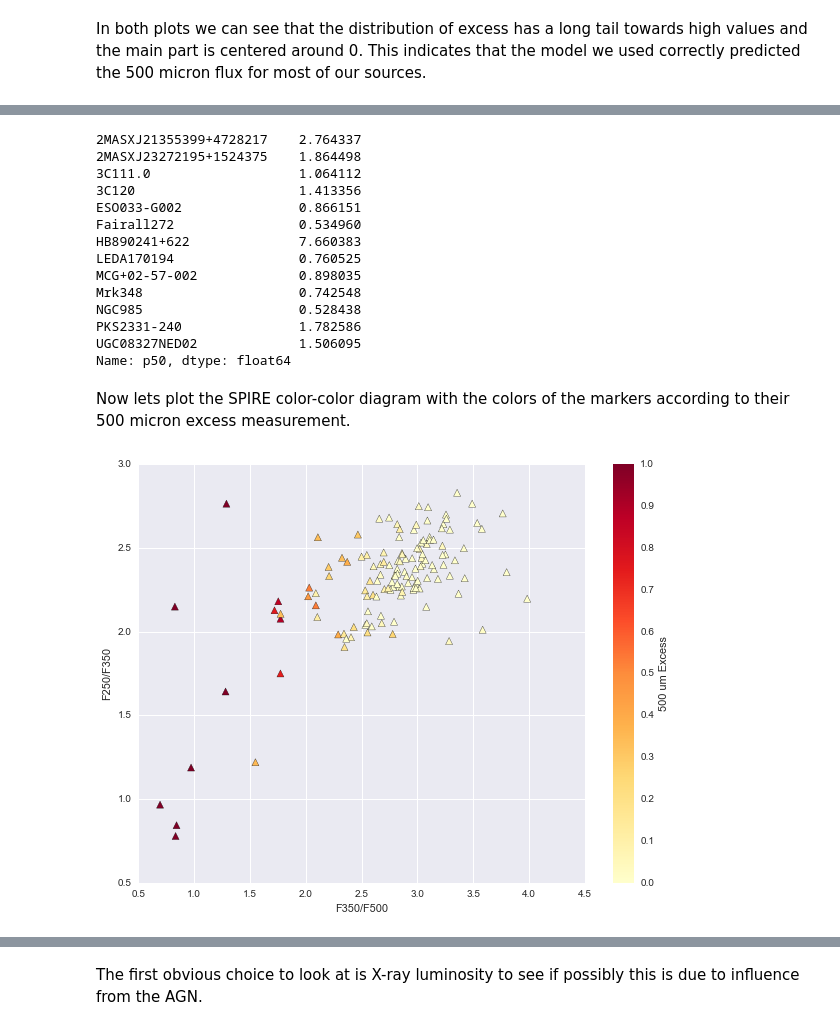
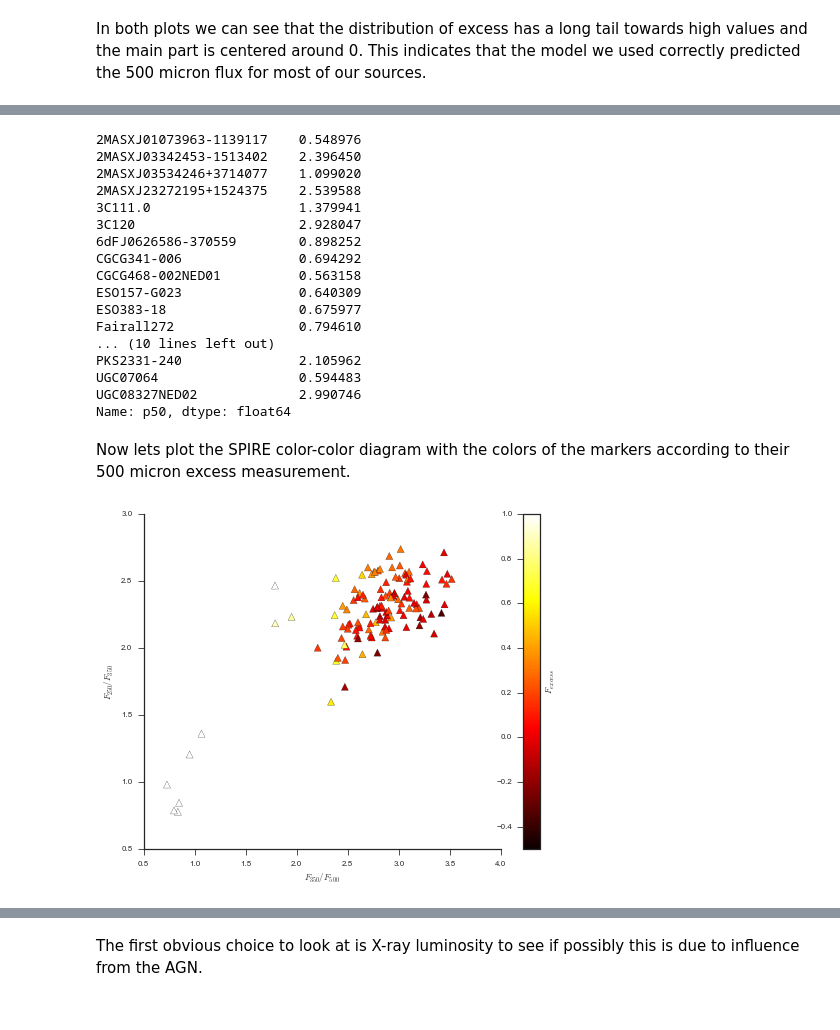
Before and after one commit to ttshimiz/spire-catalog-analysis, a Jupyter notebook: 500um-excess/examine-500um-excess-beta2-TwarmFree.ipynb, the cells around one changed output, grey strips where cells are left out. Drawn from its saved outputs; the diff is of its cells as text; code cells hidden in the pictures.

```diff
--- a/500um-excess/examine-500um-excess-beta2-TwarmFree.ipynb
+++ b/500um-excess/examine-500um-excess-beta2-TwarmFree.ipynb
@@ -13,15 +13,22 @@ For this run all of the excess .pickle files are stored in ~/Research/Thesis/spi
 import matplotlib.pyplot as plt
 import seaborn as sns
 sns.set()
+sns.set_context('paper')
+sns.set_style('ticks')
 blue, green, red, purple, yellow, cyan = sns.color_palette('deep') # Better colors
 
 # Analysis packages
 import numpy as np
 import pandas as pd
 import pickle
+from astropy.stats import sigma_clipped_stats
+import scipy.stats as scp_stats
+
+import mpld3
+mpld3.enable_notebook()
 # %%
 from glob import glob
-excess_dir = '/Users/ttshimiz/Github/spire-catalog-analysis/500um-excess/results/beta2_TwarmFree/excess500/'
+excess_dir = '/Users/ttshimiz/Github/spire-catalog-analysis/500um-excess/results/single_temp/excess500/'
 file_name = '*.pickle'
 
 files = glob(excess_dir+file_name)
@@ -111,26 +121,22 @@ Name: p50, dtype: float64
 # %%
 excess500['p50'][excess500['p50'] > 0.5]
 # %% [output]
-2MASXJ21355399+4728217    2.764337
-2MASXJ23272195+1524375    1.864498
-3C111.0                   1.064112
-3C120                     1.413356
-ESO033-G002               0.866151
-Fairall272                0.534960
-HB890241+622              7.660383
-LEDA170194                0.760525
-MCG+02-57-002             0.898035
-Mrk348                    0.742548
-NGC985                    0.528438
-PKS2331-240               1.782586
-UGC08327NED02             1.506095
+2MASXJ01073963-1139117    0.548976
+2MASXJ03342453-1513402    2.396450
+2MASXJ03534246+3714077    1.099020
+2MASXJ23272195+1524375    2.539588
+3C111.0                   1.379941
+3C120                     2.928047
+6dFJ0626586-370559        0.898252
+CGCG341-006               0.694292
+CGCG468-002NED01          0.563158
+ESO157-G023               0.640309
+ESO383-18                 0.675977
+Fairall272                0.794610
+... (10 lines left out)
+PKS2331-240               2.105962
+UGC07064                  0.594483
+UGC08327NED02             2.990746
 Name: p50, dtype: float64
 # %% [markdown]
 Now lets plot the SPIRE color-color diagram with the colors of the markers according to their 500 micron excess measurement.
-# %%
-# Upload the herschel data
-data_dir = '/Users/ttshimiz/Github/bat-data/'
-herschel_data = pd.read_csv(data_dir+'bat_herschel.csv', index_col=0)
-
-excess500['F250/F350'] = herschel_data['PSW']/herschel_data['PMW']
-excess500['F350/F500'] = herschel_data['PMW']/herschel_data['PLW']
@@ -137,17 +172,32 @@ excess500['F350/F500'] = herschel_data['PMW']/herschel_data['PLW']
 # %%
 # Plot the SPIRE color-color diagram
-fig1, ax1 = plt.subplots(1,1, figsize=(10, 7.5))
-sc = ax1.scatter(excess500['F350/F500'], excess500['F250/F350'], c=excess500['p50'],
-                s=50, marker='^', cmap = 'YlOrRd', vmax=1.0, vmin=0.0)
-ax1.set_xlabel('F350/F500')
-ax1.set_ylabel('F250/F350')
+fig1, ax1 = plt.subplots(1,1, figsize=(8, 6))
+flag = ((excess500['PSW_flag'] == 'AD') |
+        (excess500['PMW_flag'] == 'AD') |
+        (excess500['PLW_flag'] == 'AD'))
+#ax1.plot(excess500['F350/F500'][flag], excess500['F250/F350'][flag], marker='o', mec='r', mfc='None', ls='None', ms=10, mew=1.0)
+#flag2 = ((excess500['PSW_flag'] == 'Ad') |
+#        (excess500['PMW_flag'] == 'Ad') |
+#        (excess500['PLW_flag'] == 'Ad'))
+#ax1.plot(excess500['F350/F500'][~flag & flag2], excess500['F250/F350'][~flag & flag2], marker='s', mec='k', mfc='None', ls='None', ms=10, mew=1.0)
+sc = ax1.scatter(excess500['F350/F500'][~flag], excess500['F250/F350'][~flag],
+                 s=50, marker='^', c=excess500['p50'][~flag], vmin=-0.5, vmax=1.0, cmap='hot')
+flag = ((excess500['PSW_flag'] == 'AD') |
+        (excess500['PMW_flag'] == 'AD') |
+        (excess500['PLW_flag'] == 'AD'))
+#sc = ax1.scatter(b, a, s=50, marker='^')
+ax1.set_xlabel('$F_{350}/F_{500}$')
+ax1.set_ylabel('$F_{250}/F_{350}$')
+ax1.set_xlim(0.5, 4.0)
+ax1.set_ylim(0.5, 3.0)
 cbar = fig1.colorbar(sc, ax=ax1)
-cbar.set_label('500 um Excess')
-
+cbar.set_label('$F_{excess}$')
+sns.despine()
 # Interactive features
-import mpld3
+#import mpld3
 mpld3.enable_notebook()
-tooltip = mpld3.plugins.PointLabelTooltip(sc, labels=excess500.index.tolist())
+#mpld3.disable_notebook()
+tooltip = mpld3.plugins.PointLabelTooltip(sc, labels=excess500.index[~flag].tolist())
 mpld3.plugins.connect(fig1, tooltip)
 # %% [output]
-[figure, old version]
+[figure, new version]
```
Also changed, not shown: parts of 33 cells of this notebook, 1 other file.
